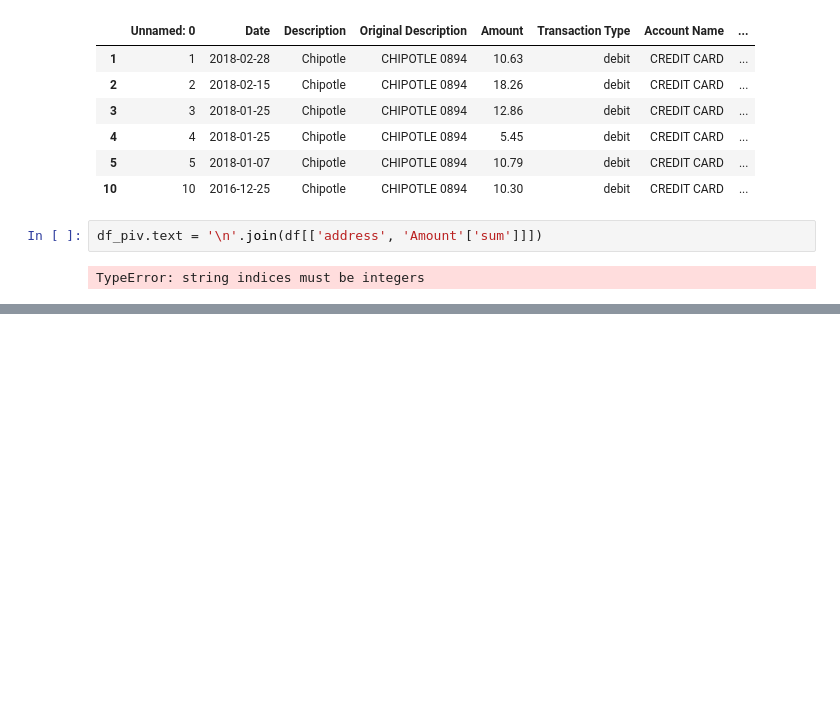
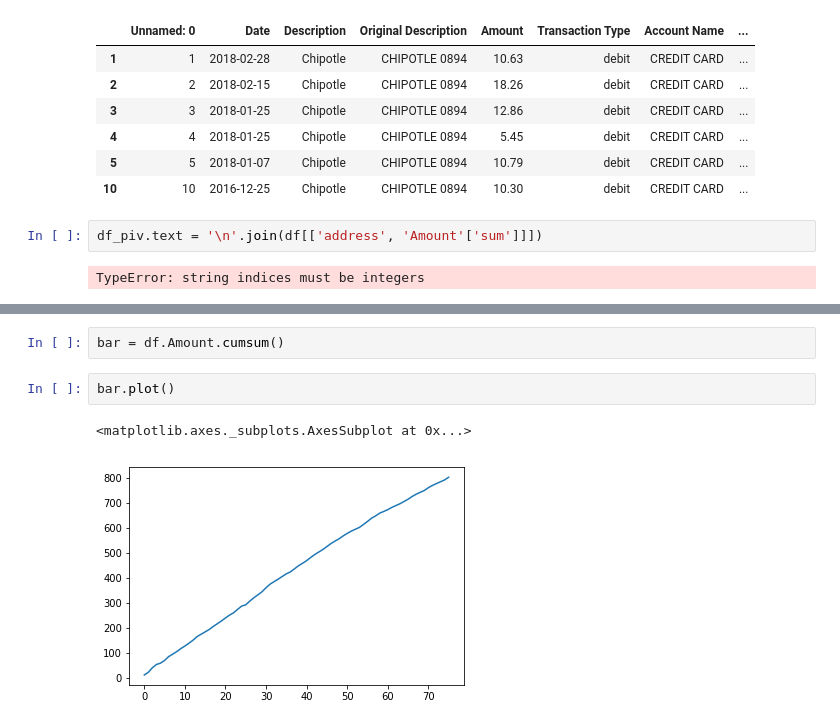
Before and after one commit to t-jayw/chipotme, a Jupyter notebook: plotly.ipynb, the cells around one changed output, grey strips where cells are left out. Saved outputs shown, nothing was run; the diff lists cells and outputs as text; blank space fills up the shorter version.

```diff
--- a/plotly.ipynb
+++ b/plotly.ipynb
@@ -127,0 +200,7 @@ KeyError: ('text', 'occurred at index (store_no, )')
+# %%
+bar = df.Amount.cumsum()
+# %%
+bar.plot()
+# %% [output]
+<matplotlib.axes._subplots.AxesSubplot at 0x...>
+[figure, added]
```
Also changed, not shown: parts of 16 cells of this notebook, 2 other files.
